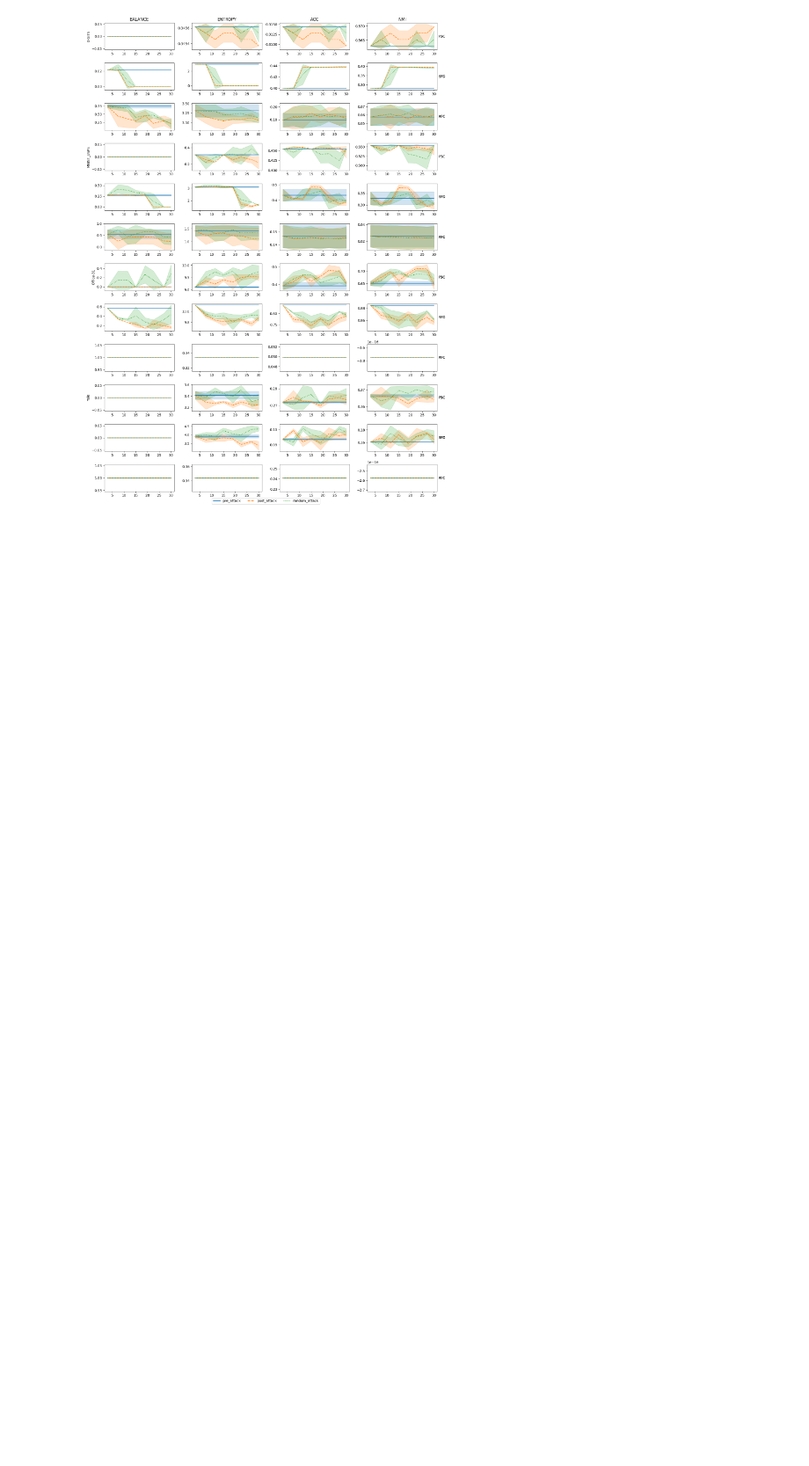
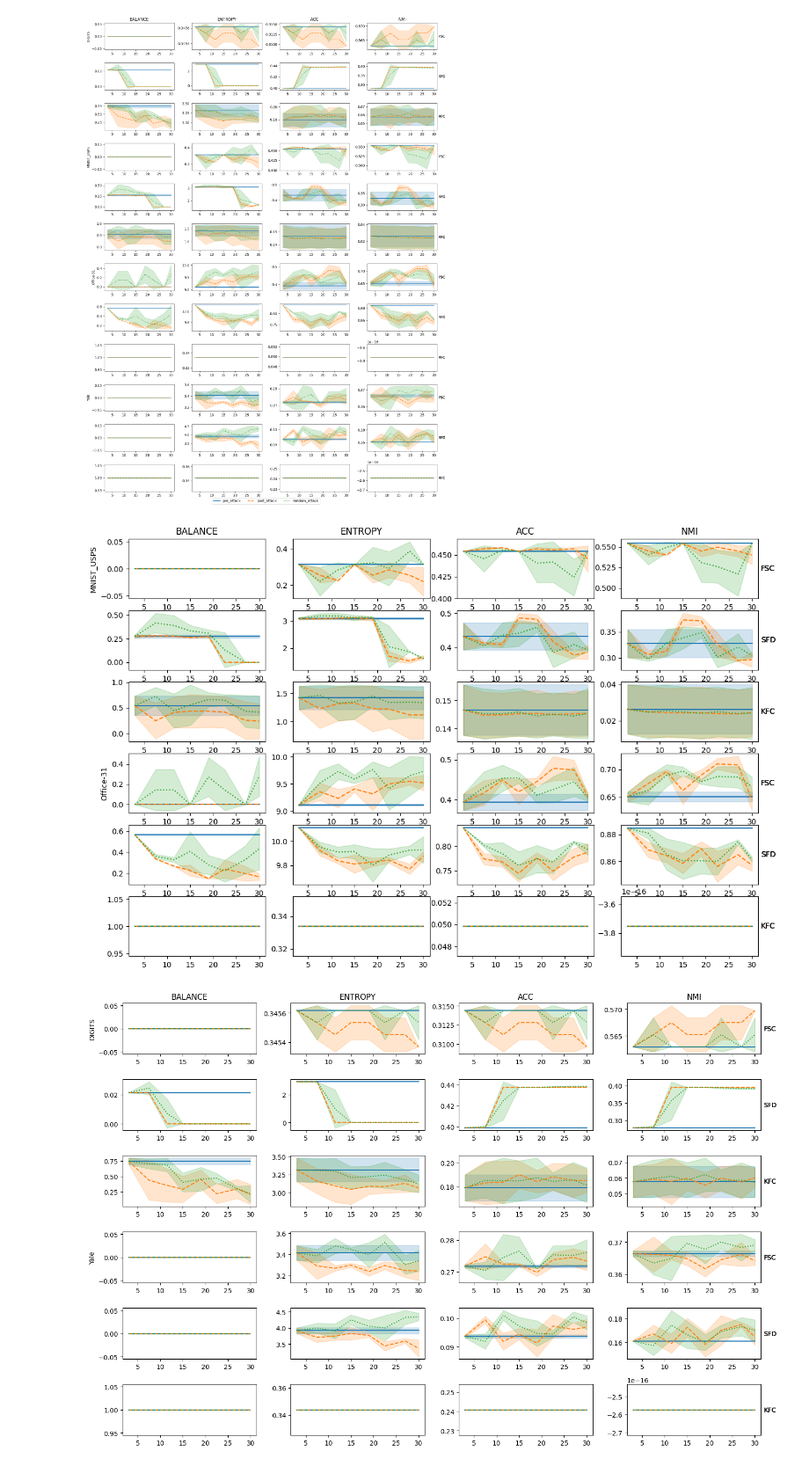
Before and after one commit to iasonsky/Repro-RobustFairClustering, a Jupyter notebook: Fair-Clustering-Codebase/plot_data/repro_figure_2.ipynb, the cells around one changed output. Shown at 88% size. Saved outputs shown, nothing was run; the diff lists cells and outputs as text; code cells hidden in the pictures; blank space fills up the shorter version.

```diff
--- a/Fair-Clustering-Codebase/plot_data/repro_figure_2.ipynb
+++ b/Fair-Clustering-Codebase/plot_data/repro_figure_2.ipynb
@@ -171,3 +171,64 @@ plt.tight_layout()
 plt.show()
 # %% [output]
 [figure]
+# %%
+datasets1 = ['MNIST_USPS', 'Office-31']
+datasets2 = ['DIGITS', 'Yale']
+
+fig1, axs1 = plt.subplots(len(datasets1)*len(subdirs), len(metrics), figsize=(15, 10))
+axs1 = axs1.flatten()
+
+fig2, axs2 = plt.subplots(len(datasets2)*len(subdirs), len(metrics), figsize=(15, 10))
+axs2 = axs2.flatten()
+
+for i, dataset in enumerate(datasets1):
+    for j, subdir in enumerate(subdirs):
+        for k, metric in enumerate(metrics):
+            ax = axs1[i*len(subdirs)*len(metrics) + j*len(metrics) + k]
+            for l, attack in enumerate(attacks):
+                # Filter keys for current dataset and subdir
+                key = f"{dataset}_{subdir}_{attack}"
+                if key in mean_std_data:
+                    value = mean_std_data[key]
+
+                    means = [entry[metric]['mean'] for entry in value.values()]  # Extract means
+                    stds = [entry[metric]['std'] for entry in value.values()]  # Extract standard deviations
+                    x = list(mean_std_data[key].keys())
+                    color = cmap(l)  # Get the color for the current line
+                    ax.plot(x, means, line_styles[l], color=color, label=attack)
+                    ax.fill_between(x, [m - s for m, s in zip(means, stds)], [m + s for m, s in zip(means, stds)], color=color, alpha=0.2)
+
+                if j == 0 and k == 0:  # Set the dataset as the y label only for the first subplot of each dataset
+                    ax.set_ylabel(dataset)
+                if i == 0 and j == 0:
+                    ax.set_title(metric)
+                if k == len(metrics) - 1:  # If it's the last metric, add the algorithm on the right side
+                    ax.text(1.02, 0.5, subdir, transform=ax.transAxes, va='center')
+for i, dataset in enumerate(datasets2):
+    for j, subdir in enumerate(subdirs):
+        for k, metric in enumerate(metrics):
+            ax = axs2[i*len(subdirs)*len(metrics) + j*len(metrics) + k]
+            for l, attack in enumerate(attacks):
+                # Filter keys for current dataset and subdir
+                key = f"{dataset}_{subdir}_{attack}"
+                if key in mean_std_data:
+                    value = mean_std_data[key]
+
+                    means = [entry[metric]['mean'] for entry in value.values()]  # Extract means
+                    stds = [entry[metric]['std'] for entry in value.values()]  # Extract standard deviations
+                    x = list(mean_std_data[key].keys())
+                    color = cmap(l)  # Get the color for the current line
+                    ax.plot(x, means, line_styles[l], color=color, label=attack)
+                    ax.fill_between(x, [m - s for m, s in zip(means, stds)], [m + s for m, s in zip(means, stds)], color=color, alpha=0.2)
+
+                if j == 0 and k == 0:  # Set the dataset as the y label only for the first subplot of each dataset
+                    ax.set_ylabel(dataset)
+                if i == 0 and j == 0:
+                    ax.set_title(metric)
+                if k == len(metrics) - 1:  # If it's the last metric, add the algorithm on the right side
+                    ax.text(1.02, 0.5, subdir, transform=ax.transAxes, va='center')
+plt.tight_layout()
+plt.show()
+# %% [output]
+[figure, added]
+[figure, added]
```
Also changed, not shown: 1 other file.
